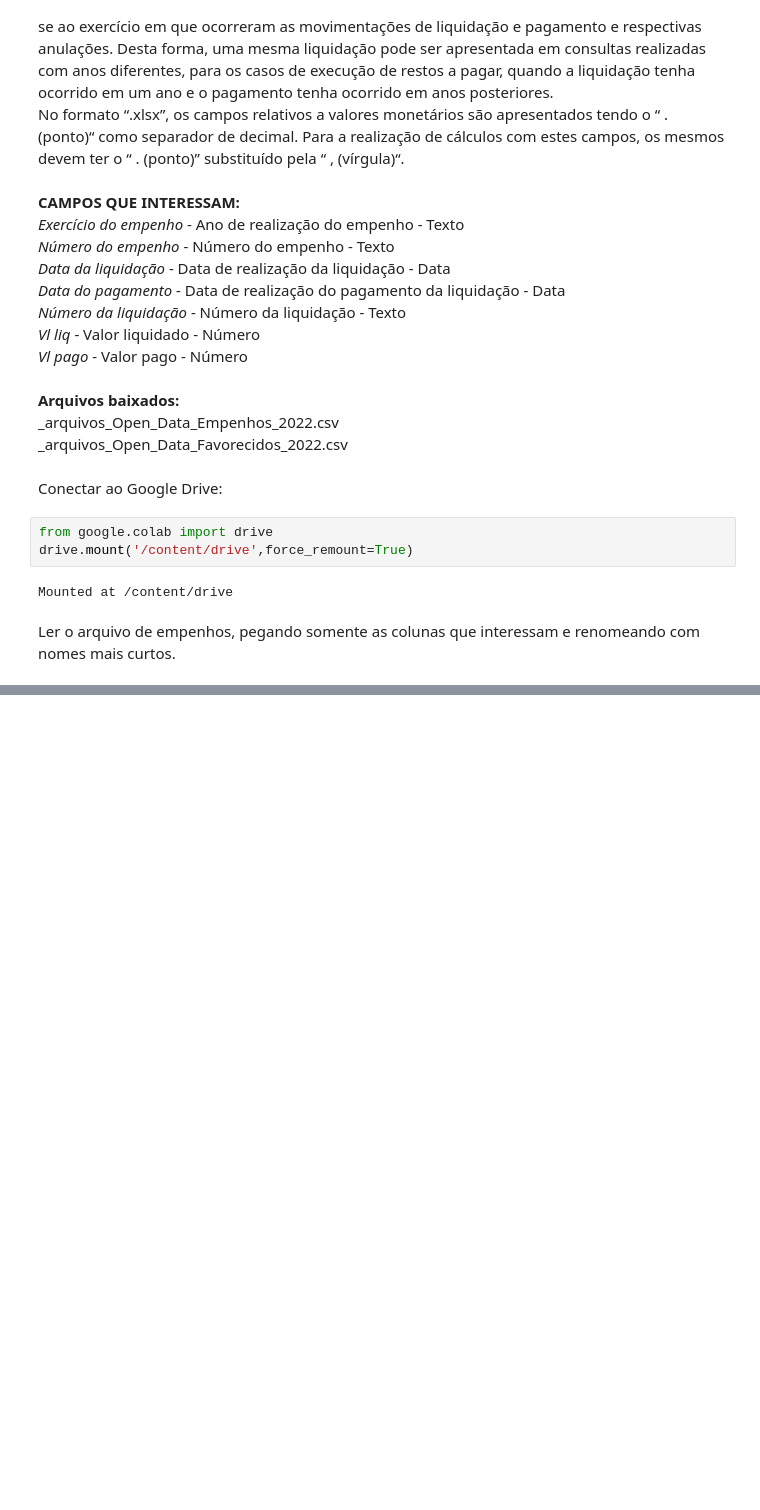
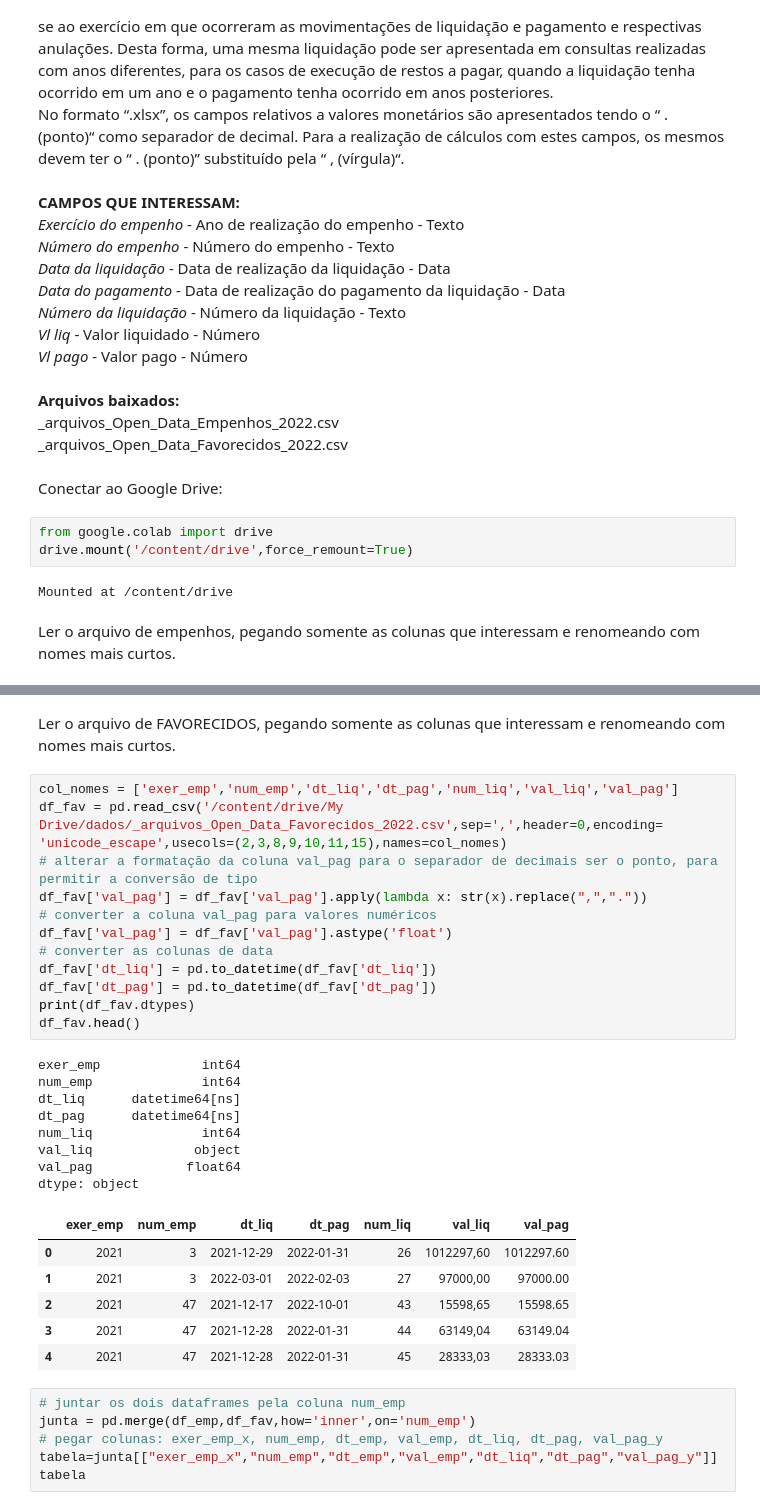
Before and after one commit to szalbuque/contasrio, a Jupyter notebook: Analisa_contas_municipio_rio_de_janeiro.ipynb, the cells around one changed output, grey strips where cells are left out. Drawn from its saved outputs; the diff is of its cells as text; blank space fills up the shorter version.

```diff
--- a/Analisa_contas_municipio_rio_de_janeiro.ipynb
+++ b/Analisa_contas_municipio_rio_de_janeiro.ipynb
@@ -62,0 +65,35 @@ df.head()
+# %% [markdown]
+Ler o arquivo de FAVORECIDOS, pegando somente as colunas que interessam e renomeando com nomes mais curtos.
+# %%
+col_nomes = ['exer_emp','num_emp','dt_liq','dt_pag','num_liq','val_liq','val_pag']
+df_fav = pd.read_csv('/content/drive/My Drive/dados/_arquivos_Open_Data_Favorecidos_2022.csv',sep=',',header=0,encoding= 'unicode_escape',usecols=(2,3,8,9,10,11,15),names=col_nomes)
+# alterar a formatação da coluna val_pag para o separador de decimais ser o ponto, para permitir a conversão de tipo
+df_fav['val_pag'] = df_fav['val_pag'].apply(lambda x: str(x).replace(",","."))
+# converter a coluna val_pag para valores numéricos
+df_fav['val_pag'] = df_fav['val_pag'].astype('float')
+# converter as colunas de data
+df_fav['dt_liq'] = pd.to_datetime(df_fav['dt_liq'])
+df_fav['dt_pag'] = pd.to_datetime(df_fav['dt_pag'])
+print(df_fav.dtypes)
+df_fav.head()
+# %% [output]
+exer_emp             int64
+num_emp              int64
+dt_liq      datetime64[ns]
+dt_pag      datetime64[ns]
+num_liq              int64
+val_liq             object
+val_pag            float64
+dtype: object
+|  | exer_emp | num_emp | dt_liq | dt_pag | num_liq | val_liq | val_pag |
+| 0 | 2021 | 3 | 2021-12-29 | 2022-01-31 | 26 | 1012297,60 | 1012297.60 |
+| 1 | 2021 | 3 | 2022-03-01 | 2022-02-03 | 27 | 97000,00 | 97000.00 |
+| 2 | 2021 | 47 | 2021-12-17 | 2022-10-01 | 43 | 15598,65 | 15598.65 |
+| 3 | 2021 | 47 | 2021-12-28 | 2022-01-31 | 44 | 63149,04 | 63149.04 |
+| 4 | 2021 | 47 | 2021-12-28 | 2022-01-31 | 45 | 28333,03 | 28333.03 |
+# %%
+# juntar os dois dataframes pela coluna num_emp
+junta = pd.merge(df_emp,df_fav,how='inner',on='num_emp')
+# pegar colunas: exer_emp_x, num_emp, dt_emp, val_emp, dt_liq, dt_pag, val_pag_y
+tabela=junta[["exer_emp_x","num_emp","dt_emp","val_emp","dt_liq","dt_pag","val_pag_y"]]
+tabela
```
Also changed, not shown: parts of 2 cells of this notebook.
